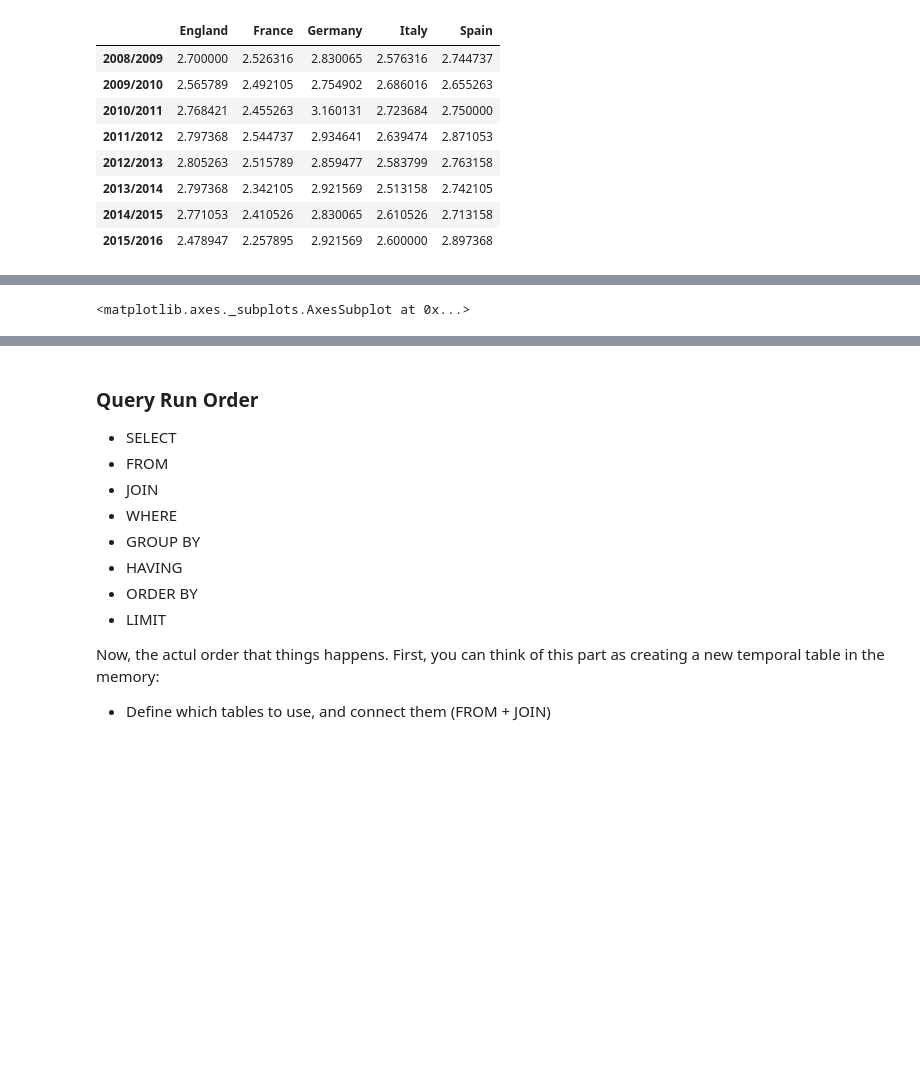
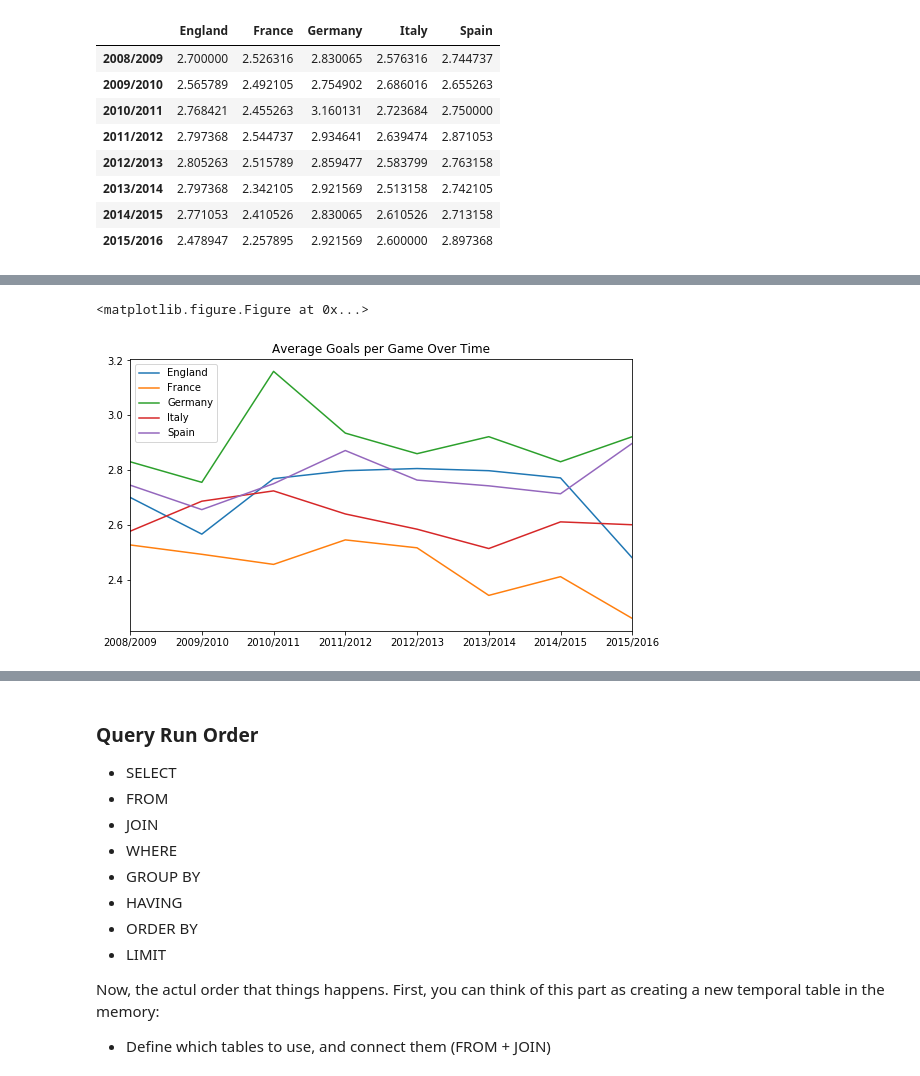
Before and after one commit to qiangwennorge/KagglePractice, a Jupyter notebook: European Soccer Database/Soccer SQL.ipynb, the cells around one changed output, grey strips where cells are left out. Saved outputs shown, nothing was run; the diff lists cells and outputs as text; code cells hidden in the pictures; blank space fills up the shorter version.

```diff
--- a/European Soccer Database/Soccer SQL.ipynb
+++ b/European Soccer Database/Soccer SQL.ipynb
@@ -210,5 +211,7 @@ df
 | 2014/2015 | 2.771053 | 2.410526 | 2.830065 | 2.610526 | 2.713158 |
 | 2015/2016 | 2.478947 | 2.257895 | 2.921569 | 2.600000 | 2.897368 |
 # %%
+plt.figure()
 df.plot(figsize=(9,5),title='Average Goals per Game Over Time')
+plt.show()
 # %% [output]
@@ -217,4 +218,5 @@ df.plot(figsize=(9,5),title='Average Goals per Game Over Time')
-<matplotlib.axes._subplots.AxesSubplot at 0x...>
+<matplotlib.figure.Figure at 0x...>
+[figure, added]
 # %%
 df = pd.DataFrame(index=np.sort(leagues_by_season['season'].unique()), columns=leagues_by_season['country_name'].unique())
 
```
Also changed, not shown: parts of 5 cells of this notebook.
